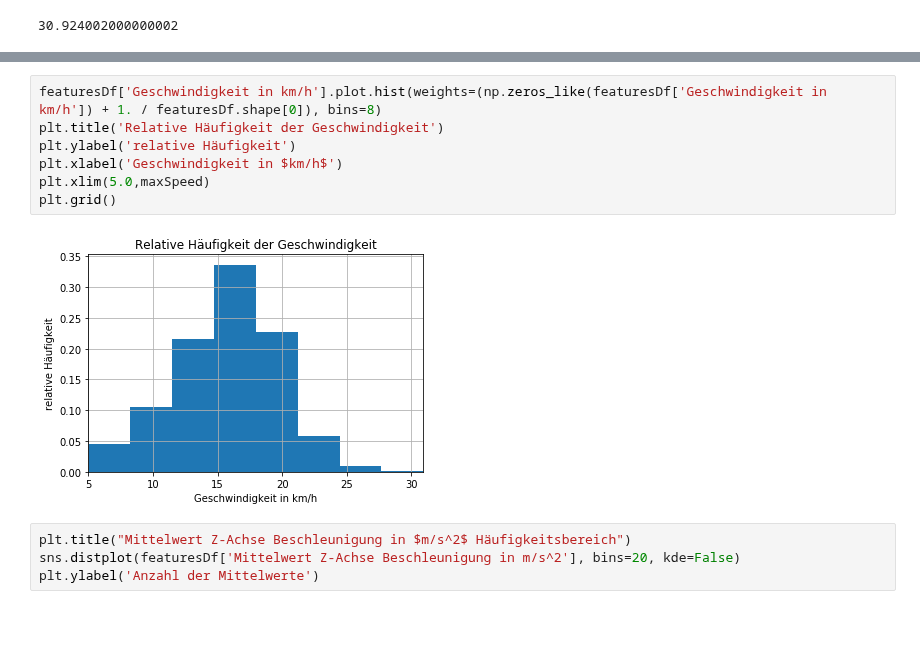
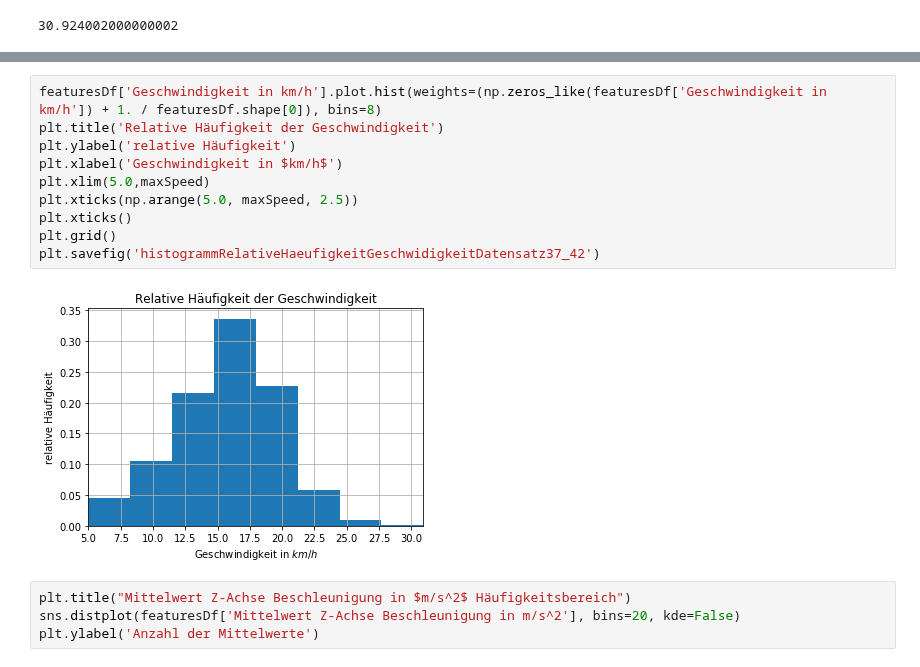
Before and after one commit to SandGreif/FahrradwegeKlassifizierung, a Jupyter notebook: datenvisualisierung/regressionAnalysis.ipynb, the cells around one changed output, grey strips where cells are left out. Saved outputs shown, nothing was run; the diff lists cells and outputs as text; blank space fills up the shorter version.

```diff
--- a/datenvisualisierung/regressionAnalysis.ipynb
+++ b/datenvisualisierung/regressionAnalysis.ipynb
@@ -415,12 +442,15 @@ plt.grid()
 # %%
 featuresDf['Geschwindigkeit in km/h'].plot.hist(weights=(np.zeros_like(featuresDf['Geschwindigkeit in km/h']) + 1. / featuresDf.shape[0]), bins=8)
 plt.title('Relative Häufigkeit der Geschwindigkeit')
 plt.ylabel('relative Häufigkeit')
 plt.xlabel('Geschwindigkeit in $km/h$')
 plt.xlim(5.0,maxSpeed)
+plt.xticks(np.arange(5.0, maxSpeed, 2.5))
+plt.xticks()
 plt.grid()
+plt.savefig('histogrammRelativeHaeufigkeitGeschwidigkeitDatensatz37_42')
 # %% [output]
-[figure, old version]
+[figure, new version]
 # %%
 plt.title("Mittelwert Z-Achse Beschleunigung in $m/s^2$ Häufigkeitsbereich")
 sns.distplot(featuresDf['Mittelwert Z-Achse Beschleunigung in m/s^2'], bins=20, kde=False)
```
Also changed, not shown: parts of 3 cells of this notebook, 3 other files.
